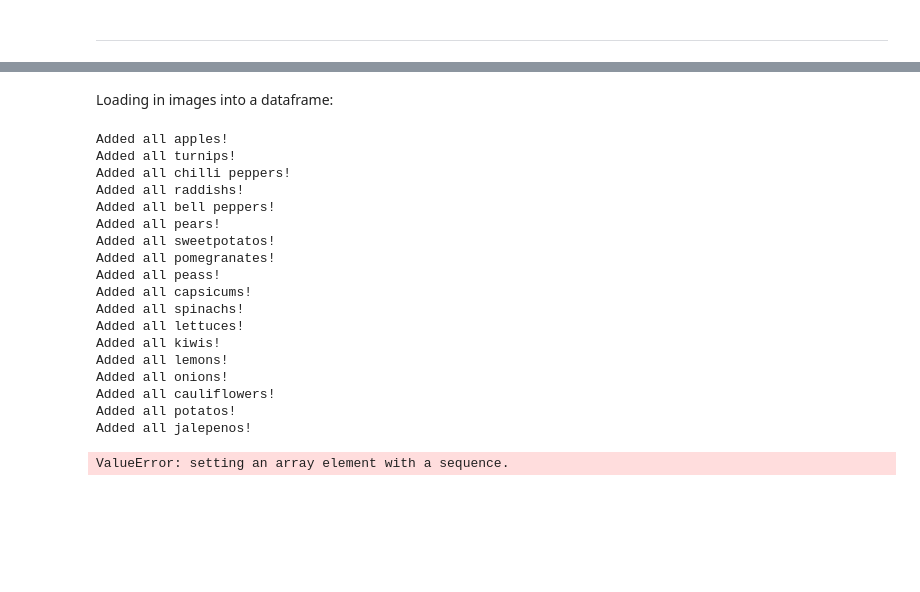
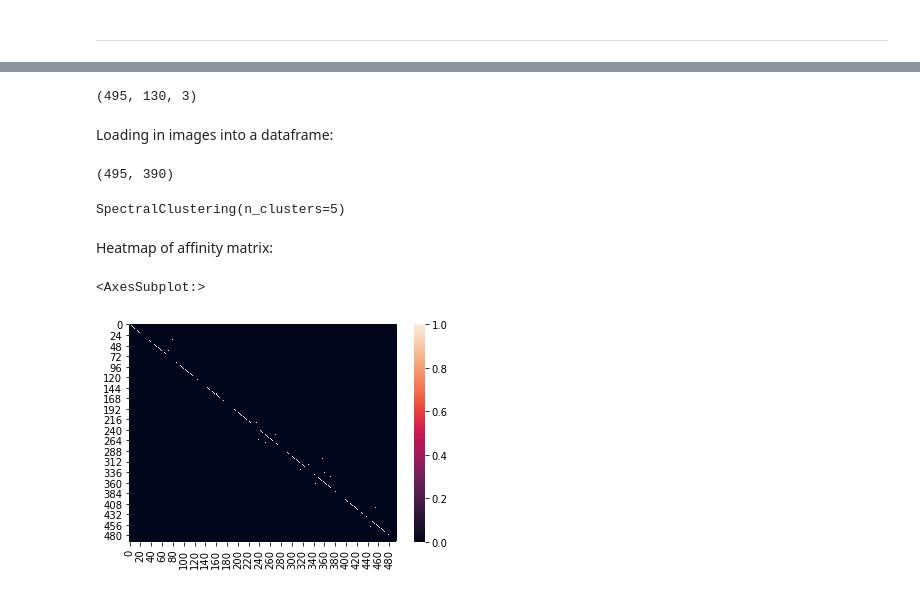
Before and after one commit to PalakshRungta/VeggieTales, a Jupyter notebook: VeggieTales_Notebook.ipynb, the cells around one changed output, grey strips where cells are left out. Cells and saved outputs as stored; diff of their text form; code cells hidden in the pictures; blank space fills up the shorter version.

Commit message:
Clustering and minor edits to PCA

```diff
--- a/VeggieTales_Notebook.ipynb
+++ b/VeggieTales_Notebook.ipynb
@@ -395,7 +398,7 @@ np.array(master_blue).shape
 # %% [markdown]
 Running PCA on each master channel and saving them to txt:
 # %%
-N_reduced_dimensions = 80
+N_reduced_dimensions = 130
 # %%
 master_blue_pca_obj, master_blue_transformed = PCA_transform_channel(master_blue, N_reduced_dimensions) # taking forever to run
 
@@ -453,44 +456,7 @@ Clipping input data to the valid range for imshow with RGB data ([0..1] for floa
+# %%
+masters_transformed = np.load('./masters_transformed.npy')
+masters_transformed.shape
+# %% [output]
+(495, 130, 3)
 # %% [markdown]
 Loading in images into a dataframe:
-# %%
-%%time
-images = {'img' : [],
-         'class' : []}
-
-train_dir = './processed_train'
-for fruit_folder in os.listdir(train_dir):
-    #Get folder filepath
-    folder_dir = os.path.join(train_dir, fruit_folder)
-    for img_file in os.listdir(folder_dir):
-        #Get image filepath
-        img_fp = os.path.join(folder_dir, img_file)
-        #Read image to array
-        try:
-            img = (mpimg.imread(img_fp).flatten()) / 255
-        except:
-            print('ERROR: ' + img_fp)
-        #Add data to dataframe
-        images['img'].append(img)
-        images['class'].append(fruit_folder)
-    print(f'Added all {fruit_folder}s!')
-
-images_df = pd.DataFrame(images)
-# %% [output]
-Added all apples!
-Added all turnips!
-Added all chilli peppers!
-Added all raddishs!
-Added all bell peppers!
-Added all pears!
-Added all sweetpotatos!
-Added all pomegranates!
-Added all peass!
-Added all capsicums!
-Added all spinachs!
-Added all lettuces!
-Added all kiwis!
-Added all lemons!
-Added all onions!
-Added all cauliflowers!
-Added all potatos!
-Added all jalepenos!
@@ -499,7 +463,18 @@ images_df
+# %%
+transformed_flat = masters_transformed.reshape((495, N_reduced_dimensions*3))
+transformed_flat.shape
+# %% [output]
+(495, 390)
 # %%
+spec_clustering = SpectralClustering(n_clusters = 5)
 
-spec_clustering = SpectralClustering(n_clusters = 36)
-
-spec_clustering.fit(images_df['img'])
+spec_clustering.fit(transformed_flat)
 # %% [output]
-ValueError: setting an array element with a sequence.
+SpectralClustering(n_clusters=5)
+# %% [markdown]
+Heatmap of affinity matrix:
+# %%
+sns.heatmap(spec_clustering.affinity_matrix_)
+# %% [output]
+<AxesSubplot:>
+[figure, added]
```
Also changed, not shown: parts of 31 cells of this notebook, 7 other files.
